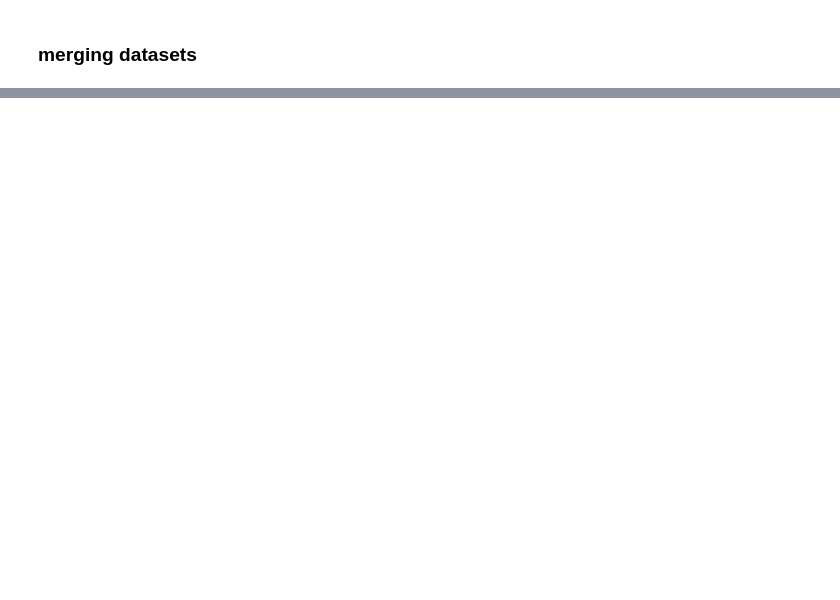
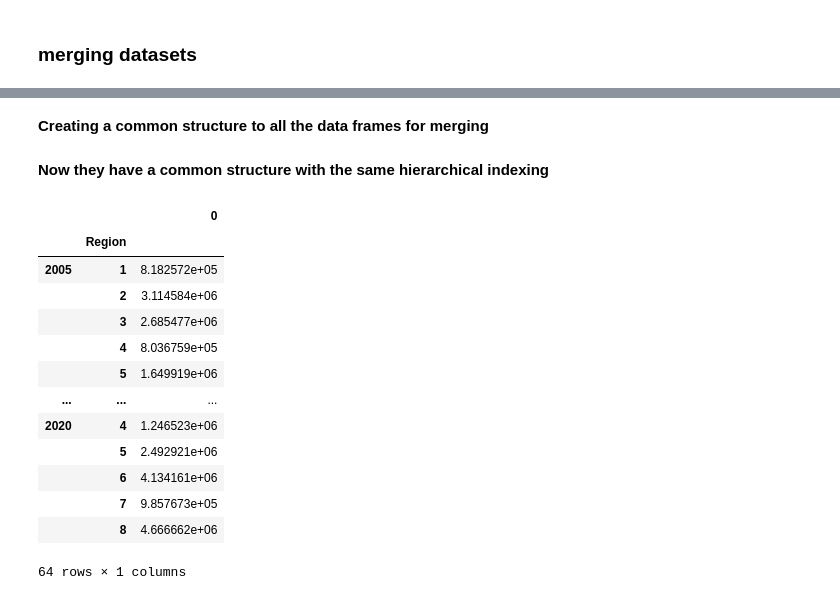
Before and after one commit to MajdAlali99/Data-Wrangling-Project, a Jupyter notebook: Gilbert/EconomicalFactors-SuicideRate-Analysis.ipynb, the cells around one changed output, grey strips where cells are left out. Saved outputs shown, nothing was run; the diff lists cells and outputs as text; code cells hidden in the pictures; blank space fills up the shorter version.

```diff
--- a/Gilbert/EconomicalFactors-SuicideRate-Analysis.ipynb
+++ b/Gilbert/EconomicalFactors-SuicideRate-Analysis.ipynb
@@ -181,0 +190,2 @@ income_df
+# %% [markdown]
+<b> Creating a common structure to all the data frames for merging</b>
@@ -181,0 +198,19 @@ income_df
+# %% [markdown]
+<b> Now they have a common structure with the same hierarchical indexing </b>
+# %%
+sp_df
+# %% [output]
+|  |  | 0 |
+|  | Region |  |
+| 2005 | 1 | 8.182572e+05 |
+|  | 2 | 3.114584e+06 |
+|  | 3 | 2.685477e+06 |
+|  | 4 | 8.036759e+05 |
+|  | 5 | 1.649919e+06 |
+| ... | ... | ... |
+| 2020 | 4 | 1.246523e+06 |
+|  | 5 | 2.492921e+06 |
+|  | 6 | 4.134161e+06 |
+|  | 7 | 9.857673e+05 |
+|  | 8 | 4.666662e+06 |
+64 rows × 1 columns
```
Also changed, not shown: parts of 10 cells of this notebook, 4 other files.
